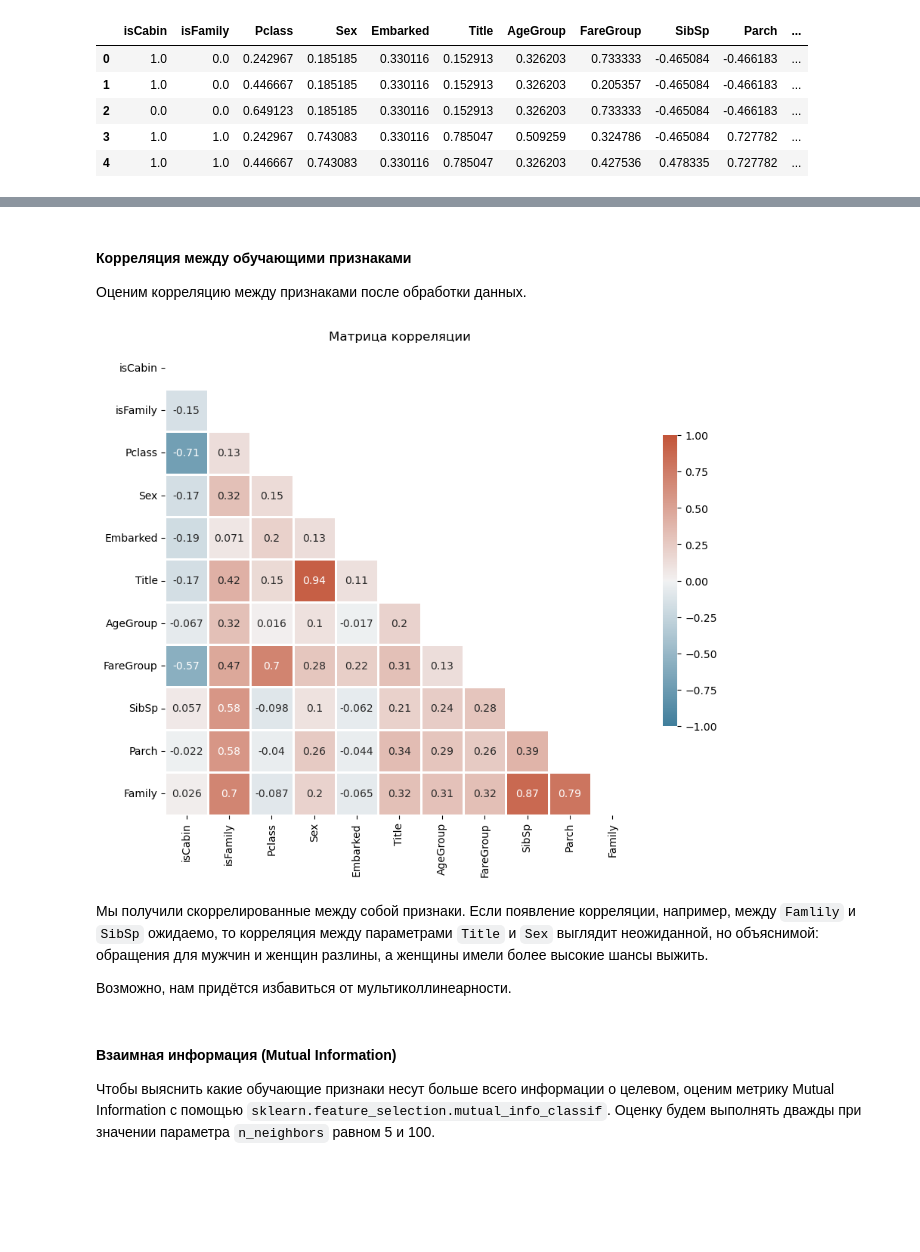
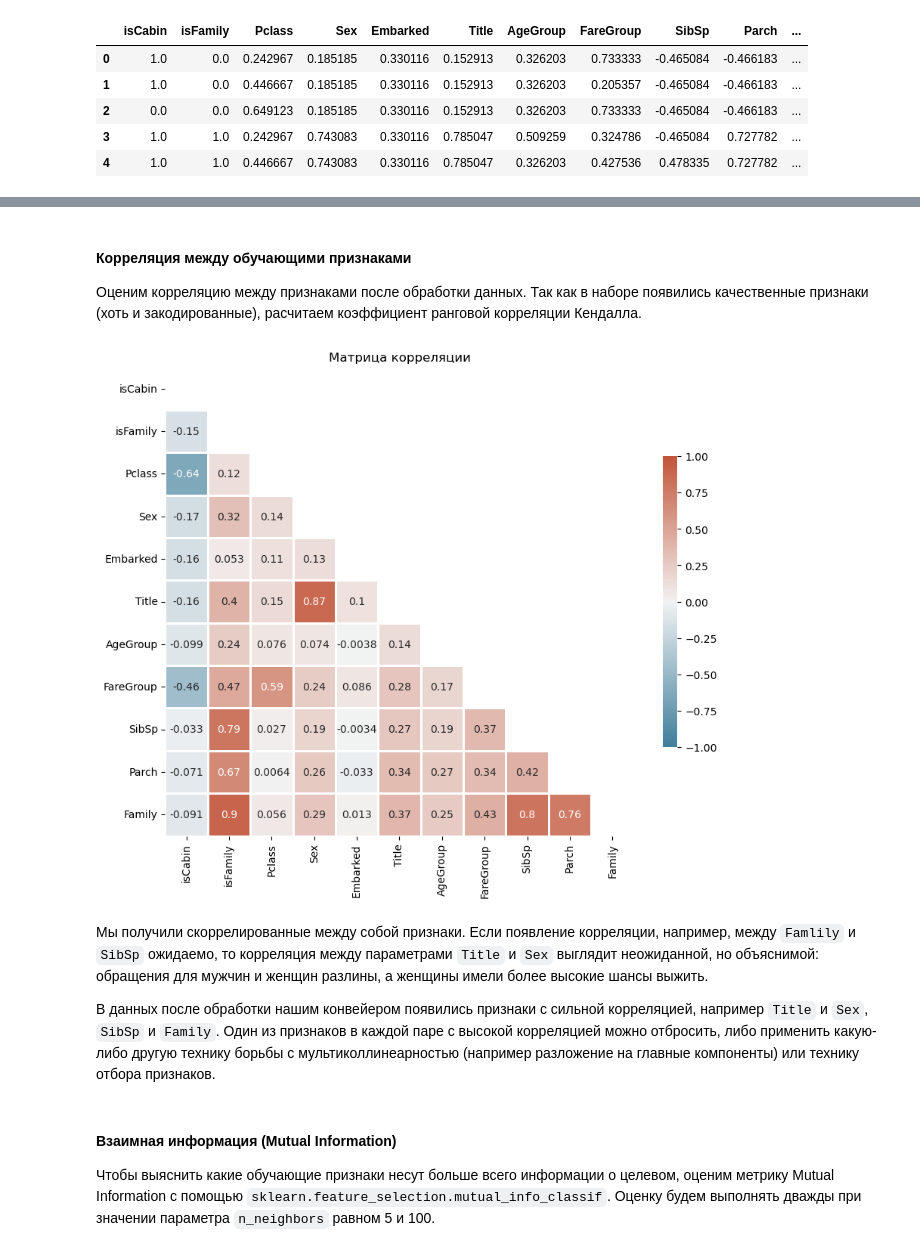
Before and after one commit to AlekseiBogachev/Titanic-Machine-Learning-from-Disaster, a Jupyter notebook: sources/Titanic-Machine-Learning-from-Disaster.ipynb, the cells around one changed output, grey strips where cells are left out. Drawn from its saved outputs; the diff is of its cells as text; code cells hidden in the pictures; blank space fills up the shorter version.

```diff
--- a/sources/Titanic-Machine-Learning-from-Disaster.ipynb
+++ b/sources/Titanic-Machine-Learning-from-Disaster.ipynb
@@ -376,8 +385,8 @@ plt.show()
 # %% [markdown]
 Построим матрицу корреляции
 # %%
-def plot_corr_matrix(df, size=(7, 7), vmin=-1, vmax=1):
-    corr = df.corr()
+def plot_corr_matrix(df, size=(7, 7), vmin=-1, vmax=1, method='pearson'):
+    corr = df.corr(method=method)
 
     mask = np.triu(np.ones_like(corr, dtype=bool))
 
@@ -1089,14 +1111,15 @@ FamilyAdder = FunctionTransformer(func=add_family)
 # %%
-data_prep = Pipeline([
+data_prep_target_enc = Pipeline([
     ('title_adder', TitleAdder),
     ('family_adder', FamilyAdder),
+
     ('col_selector', ColumnTransformer([
         ('drop', 'drop', ['PassengerId', 'Name', 'Ticket']),
         ('is_cabin', MissingIndicator(), ['Cabin']),
         ('is_family', Binarizer(), ['Family']),
         ('cat_features',
-         Pipeline([('cat_imputer', SimpleImputer(strategy='most_frequent')),
-                   ('cat_encoder', TargetEncoder(handle_unknown='return_nan')),
+         Pipeline([('imputer', SimpleImputer(strategy='most_frequent')),
+                   ('encoder', TargetEncoder()),
                   ]),
          ['Pclass', 'Sex', 'Embarked', 'Title']
         ),
@@ -1104,7 +1127,7 @@ data_prep = Pipeline([
          Pipeline([
              ('imputer', SimpleImputer(strategy='median')),
              ('discretizer', KBinsDiscretizer(n_bins=6, encode='ordinal', strategy='quantile')),
-             ('encoder', TargetEncoder(handle_unknown='return_nan', cols=[0, 1])),
+             ('encoder', TargetEncoder(cols=[0, 1])),
          ]),
          ['Age', 'Fare']
         ),
@@ -1142,7 +1158,7 @@ cols = [
     'Family'
 ]
 
-df = pd.DataFrame(data_prep.fit_transform(X_train, y_train), columns=cols)
+df = pd.DataFrame(data_prep_target_enc.fit_transform(X_train, y_train), columns=cols)
 df.head()
 # %% [output]
 |  | isCabin | isFamily | Pclass | Sex | Embarked | Title | AgeGroup | FareGroup | SibSp | Parch | ... |
@@ -1187,14 +1170,14 @@ df.describe()
 # %% [markdown]
 #### Корреляция между обучающими признаками
-Оценим корреляцию между признаками после обработки данных.
+Оценим корреляцию между признаками после обработки данных. Так как в наборе появились качественные признаки (хоть и закодированные), расчитаем коэффициент ранговой корреляции Кендалла.
 # %%
-plot_corr_matrix(df, vmin=-1, vmax=1, size=(10, 10),)
+plot_corr_matrix(df, vmin=-1, vmax=1, size=(10, 10), method='kendall')
 # %% [output]
-[figure, old version]
+[figure, new version]
 # %% [markdown]
 Мы получили скоррелированные между собой признаки. Если появление корреляции, например, между `Famlily` и `SibSp` ожидаемо, то корреляция между параметрами `Title` и `Sex` выглядит неожиданной, но объяснимой: обращения для мужчин и женщин разлины, а женщины имели более высокие шансы выжить.
 
-Возможно, нам придётся избавиться от мультиколлинеарности.
+В данных после обработки нашим конвейером появились признаки с сильной корреляцией, например `Title` и `Sex`, `SibSp` и `Family`. Один из признаков в каждой паре с высокой корреляцией можно отбросить, либо применить какую-либо другую технику борьбы с мультиколлинеарностью (например разложение на главные компоненты) или технику отбора признаков.
 # %% [markdown]
 #### Взаимная информация (Mutual Information)
 Чтобы выяснить какие обучающие признаки несут больше всего информации о целевом, оценим метрику Mutual Information с помощью `sklearn.feature_selection.mutual_info_classif`. Оценку будем выполнять дважды при значении параметра `n_neighbors` равном 5 и 100.
```
Also changed, not shown: parts of 38 cells of this notebook.
